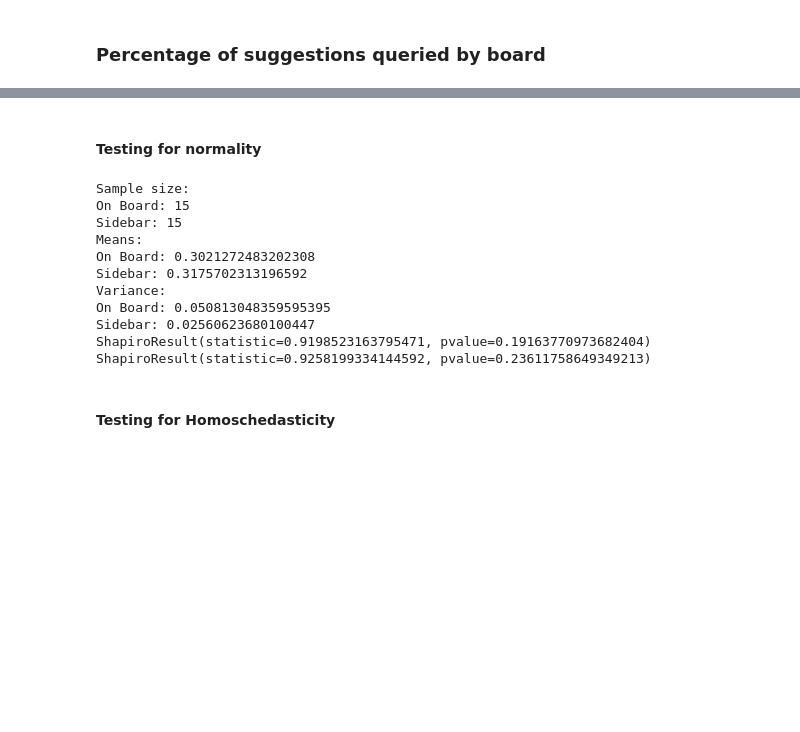
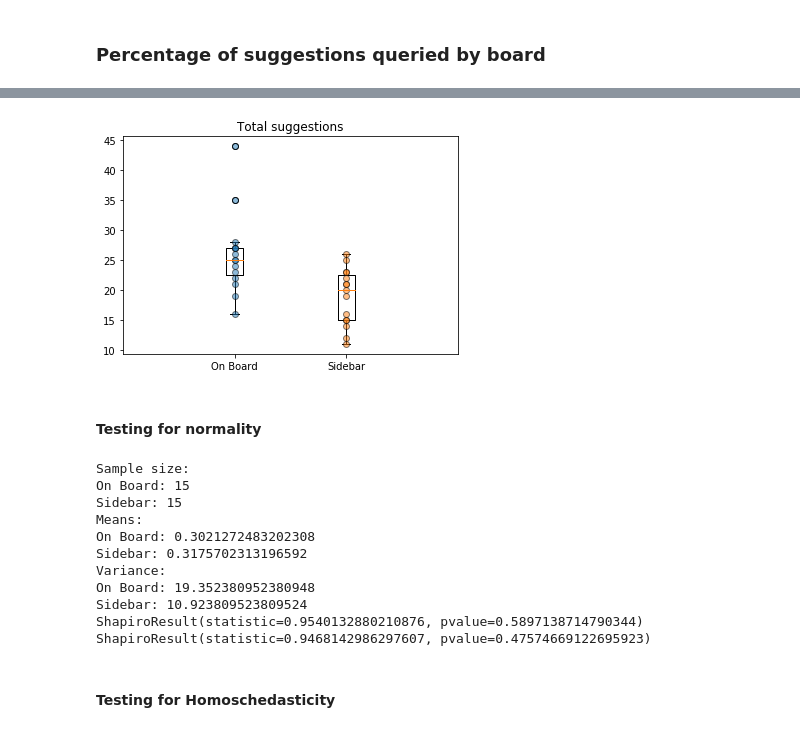
Before and after one commit to creativecolab/IntegratedSearch, a Jupyter notebook: DataAnalysis/DataCollection.ipynb, the cells around one changed output, grey strips where cells are left out. Cells and saved outputs as stored; diff of their text form; code cells hidden in the pictures; blank space fills up the shorter version.

```diff
--- a/DataAnalysis/DataCollection.ipynb
+++ b/DataAnalysis/DataCollection.ipynb
@@ -227,12 +261,15 @@ from scipy import stats
 # %%
 suggestion_df_joined=suggestion_df_joined.astype({'opened': 'float64', 'suggestionsQueried': 'float64'})
-suggestionsQueried_onboard=suggestion_df_joined[suggestion_df_joined['studyType']=='On Board'].pivot_table(index=['studyType','boardId'])#, columns='type', aggfunc='sum')
-suggestionsQueried_sidebar=suggestion_df_joined[suggestion_df_joined['studyType']=='Sidebar'].pivot_table(index=['studyType','boardId'])
+suggestions_textcnt=suggestion_df_joined[['boardId', 'suggestionText']].groupby(['boardId']).count().rename(columns={"suggestionText": "suggestionsOffered"})
+suggestionsQueried_onboard=suggestion_df_joined[suggestion_df_joined['studyType']=='On Board'].pivot_table(index=['studyType','boardId'], aggfunc='sum')
+suggestionsQueried_onboard=suggestions_textcnt.join(suggestionsQueried_onboard, how='inner')
+suggestionsQueried_sidebar=suggestion_df_joined[suggestion_df_joined['studyType']=='Sidebar'].pivot_table(index=['studyType','boardId'], aggfunc='sum')
+suggestionsQueried_sidebar=suggestions_textcnt.join(suggestionsQueried_sidebar, how='inner')
 f, ax = plt.subplots()
-ax.boxplot(suggestionsQueried_onboard['suggestionsQueried'],positions=[1])
-ax.boxplot(suggestionsQueried_sidebar['suggestionsQueried'],positions=[2])
-ax.plot([1 for x in range(len(suggestionsQueried_onboard['suggestionsQueried']))], suggestionsQueried_onboard['suggestionsQueried'], 'o', markeredgecolor='k', alpha=0.5)
-ax.plot([2 for x in range(len(suggestionsQueried_sidebar['suggestionsQueried']))], suggestionsQueried_sidebar['suggestionsQueried'], 'o', markeredgecolor='k', alpha=0.5)
+ax.boxplot(suggestionsQueried_onboard['suggestionsQueried']/suggestionsQueried_onboard['suggestionsOffered'],positions=[1])
+ax.boxplot(suggestionsQueried_sidebar['suggestionsQueried']/suggestionsQueried_sidebar['suggestionsOffered'],positions=[2])
+ax.plot([1 for x in range(len(suggestionsQueried_onboard['suggestionsQueried']))], suggestionsQueried_onboard['suggestionsQueried']/suggestionsQueried_onboard['suggestionsOffered'], 'o', markeredgecolor='k', alpha=0.5)
+ax.plot([2 for x in range(len(suggestionsQueried_sidebar['suggestionsQueried']))], suggestionsQueried_sidebar['suggestionsQueried']/suggestionsQueried_sidebar['suggestionsOffered'], 'o', markeredgecolor='k', alpha=0.5)
 ax.set_title('Percentage of suggestions queried over total number of suggestions')
 plt.xlim([0, 3])
 ax.set_xticks([1, 2])
@@ -242,13 +296,29 @@ plt.savefig(r'C://Users/sheld/ReimaginedSearch/visualizations/suggestionsQueried
 [figure]
+# %%
+f, ax = plt.subplots()
+ax.boxplot(suggestionsQueried_onboard['suggestionsOffered'],positions=[1])
+ax.boxplot(suggestionsQueried_sidebar['suggestionsOffered'],positions=[2])
+ax.plot([1 for x in range(len(suggestionsQueried_onboard['suggestionsOffered']))], suggestionsQueried_onboard['suggestionsOffered'], 'o', markeredgecolor='k', alpha=0.5)
+ax.plot([2 for x in range(len(suggestionsQueried_sidebar['suggestionsOffered']))], suggestionsQueried_sidebar['suggestionsOffered'], 'o', markeredgecolor='k', alpha=0.5)
+ax.set_title('Total suggestions provided')
+plt.xlim([0, 3])
+ax.set_xticks([1, 2])
+ax.set_xticklabels(['On Board', 'Sidebar'])
+plt.show()
+#suggestionsQueried_onboard
+# %% [output]
+[figure, added]
 # %% [markdown]
 #### Testing for normality
 # %%
+suggProp_Sidebar=suggestionsQueried_sidebar['suggestionsOffered']/suggestionsQueried_sidebar['suggestionsOffered']
+suggProp_Onboard=suggestionsQueried_onboard['suggestionsQueried']/suggestionsQueried_onboard['suggestionsOffered']
 print("Sample size:")
 print("On Board: " + str(len(suggestionsQueried_onboard['suggestionsQueried'].dropna())))
 print("Sidebar: " + str(len(suggestionsQueried_sidebar['suggestionsQueried'].dropna())))
 print('Means:')
-print('On Board: ' +str(suggestionsQueried_onboard['suggestionsQueried'].mean()) )
-print('Sidebar: ' +str(suggestionsQueried_sidebar['suggestionsQueried'].mean()) )
+print('On Board: ' +str(suggProp_Onboard.mean()) )
+print('Sidebar: ' +str(suggProp_Sidebar.mean()) )
 print('Variance:')
 print('On Board: ' +str(suggestionsQueried_onboard['suggestionsQueried'].var()) )
 print('Sidebar: ' +str(suggestionsQueried_sidebar['suggestionsQueried'].var()) )
@@ -262,10 +332,10 @@ Means:
 On Board: 0.3021272483202308
 Sidebar: 0.3175702313196592
 Variance:
-On Board: 0.050813048359595395
-Sidebar: 0.02560623680100447
-ShapiroResult(statistic=0.9198523163795471, pvalue=0.19163770973682404)
-ShapiroResult(statistic=0.9258199334144592, pvalue=0.23611758649349213)
+On Board: 19.352380952380948
+Sidebar: 10.923809523809524
+ShapiroResult(statistic=0.9540132880210876, pvalue=0.5897138714790344)
+ShapiroResult(statistic=0.9468142986297607, pvalue=0.47574669122695923)
 # %% [markdown]
 #### Testing for Homoschedasticity
 # %%
```
Also changed, not shown: parts of 47 cells of this notebook, 1 other file.
